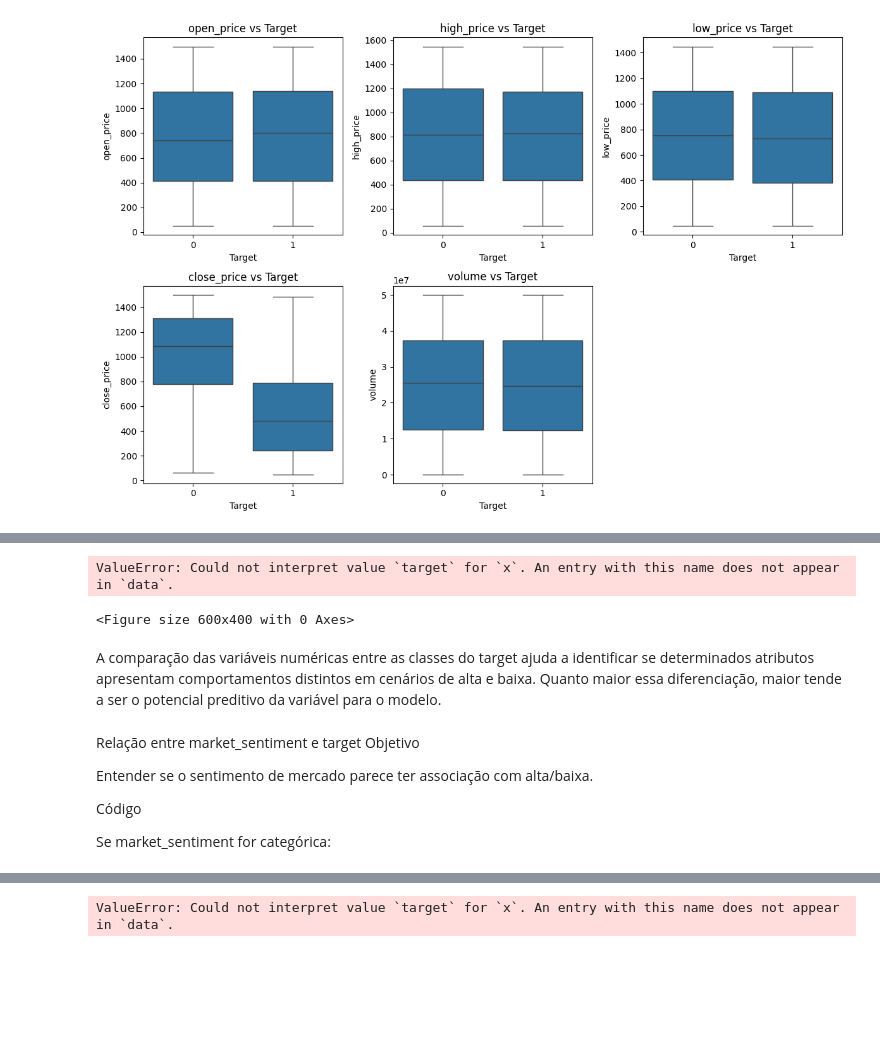
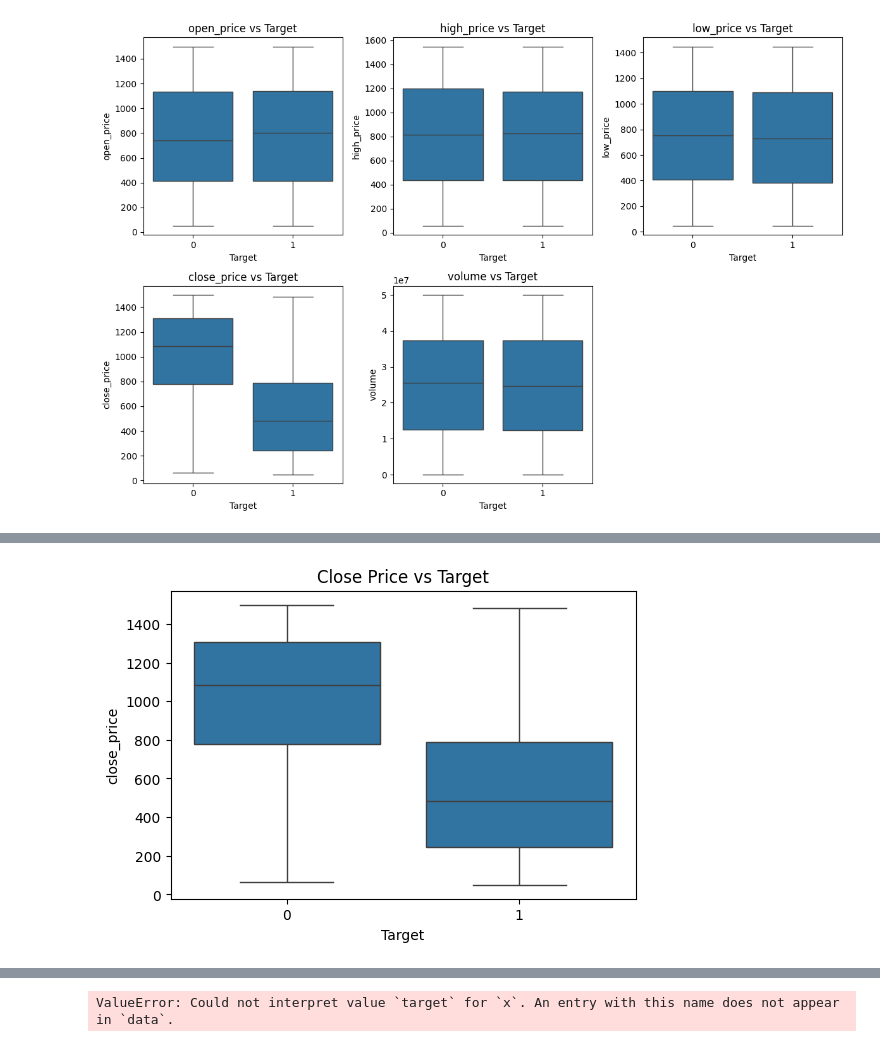
Before and after one commit to Vieiraligia/Data-Science-and-Analytics, a Jupyter notebook: MVP Machine Learning e Analytics/MVP_MachineLearningAnalytics.ipynb, the cells around one changed output, grey strips where cells are left out. Cells and saved outputs as stored; diff of their text form; code cells hidden in the pictures; blank space fills up the shorter version.

```diff
--- a/MVP Machine Learning e Analytics/MVP_MachineLearningAnalytics.ipynb
+++ b/MVP Machine Learning e Analytics/MVP_MachineLearningAnalytics.ipynb
@@ -358,20 +398,9 @@ Você pode fazer boxplots por target:
 # %%
-for col in numeric_cols:
-    plt.figure(figsize=(6,4))
-    sns.boxplot(x='target', y=col, data=df)
-    plt.title(f'{col} por classe do target')
-    plt.show()
+
+# Relação entre preço e Target
+plt.figure(figsize=(6,4))
+sns.boxplot(data=df, x='Target', y='close_price')
+plt.title('Close Price vs Target')
+plt.show()
 # %% [output]
-ValueError: Could not interpret value `target` for `x`. An entry with this name does not appear in `data`.
-<Figure size 600x400 with 0 Axes>
+[figure, added]
-# %% [markdown]
-A comparação das variáveis numéricas entre as classes do target ajuda a identificar se determinados atributos apresentam comportamentos distintos em cenários de alta e baixa. Quanto maior essa diferenciação, maior tende a ser o potencial preditivo da variável para o modelo.
-# %% [markdown]
-Relação entre market_sentiment e target
-Objetivo
-
-Entender se o sentimento de mercado parece ter associação com alta/baixa.
-
-Código
-
-Se market_sentiment for categórica:
```
Also changed, not shown: parts of 17 cells of this notebook.
